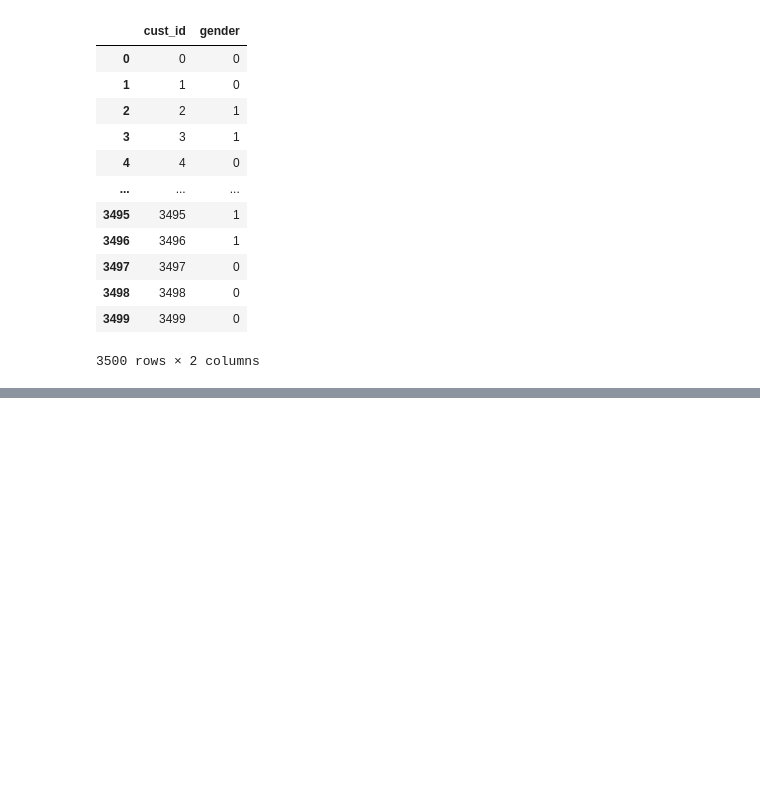
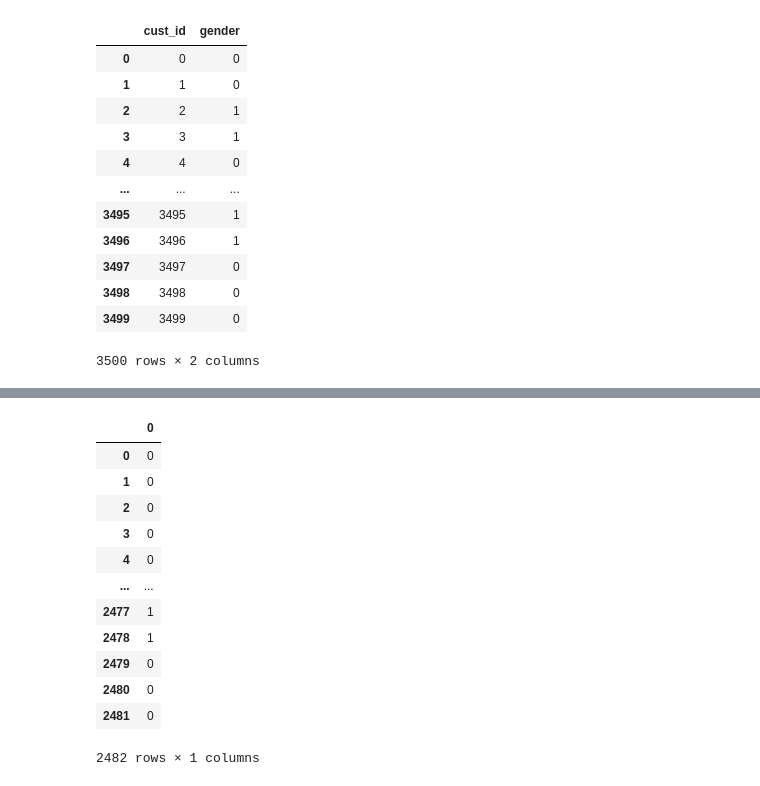
Before and after one commit to tkasod2/TIL, a Jupyter notebook: 빅분기_준비용_흐름파일.ipynb, the cells around one changed output, grey strips where cells are left out. Saved outputs shown, nothing was run; the diff lists cells and outputs as text; code cells hidden in the pictures; blank space fills up the shorter version.

```diff
--- a/빅분기_준비용_흐름파일.ipynb
+++ b/빅분기_준비용_흐름파일.ipynb
@@ -158,2 +124,0 @@ model = sklearn.linear_model.LogisticRegression()
-# %%
-model.fit(X_train,y_train)
@@ -159,0 +140,16 @@ model.fit(X_train,y_train)
+# %%
+out = pd.DataFrame(clf.predict(X_test))
+# %% [output]
+|  | 0 |
+| 0 | 0 |
+| 1 | 0 |
+| 2 | 0 |
+| 3 | 0 |
+| 4 | 0 |
+| ... | ... |
+| 2477 | 1 |
+| 2478 | 1 |
+| 2479 | 0 |
+| 2480 | 0 |
+| 2481 | 0 |
+2482 rows × 1 columns
```
Also changed, not shown: parts of 27 cells of this notebook.
